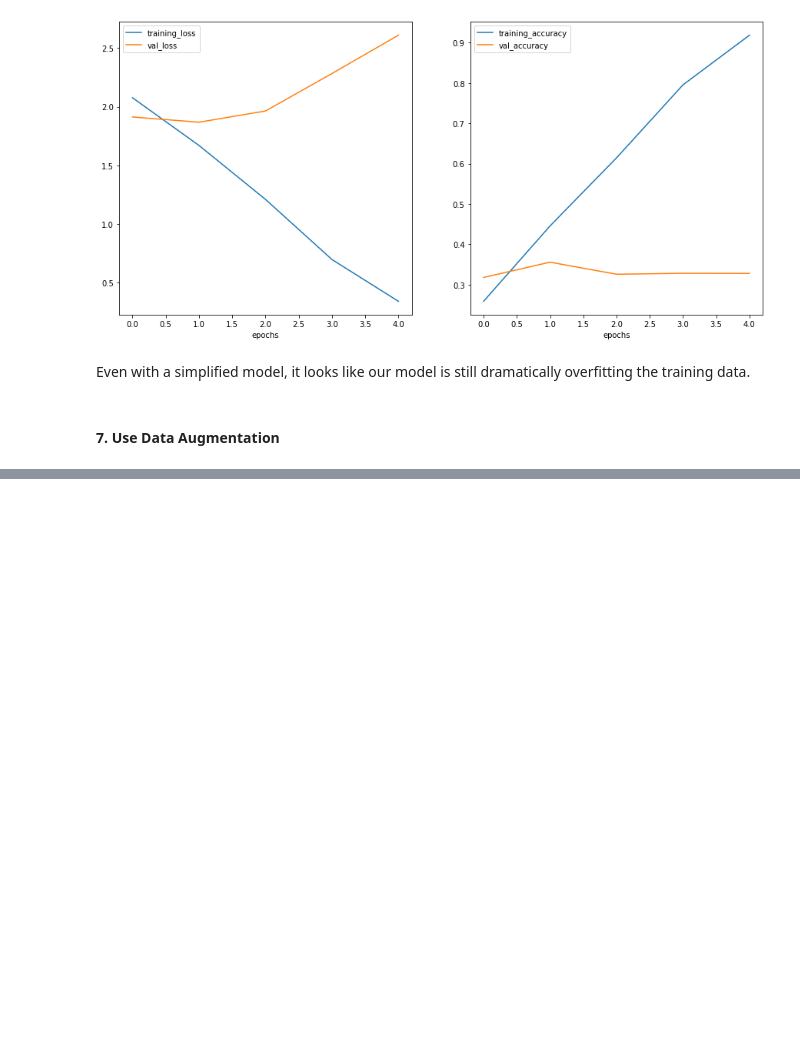
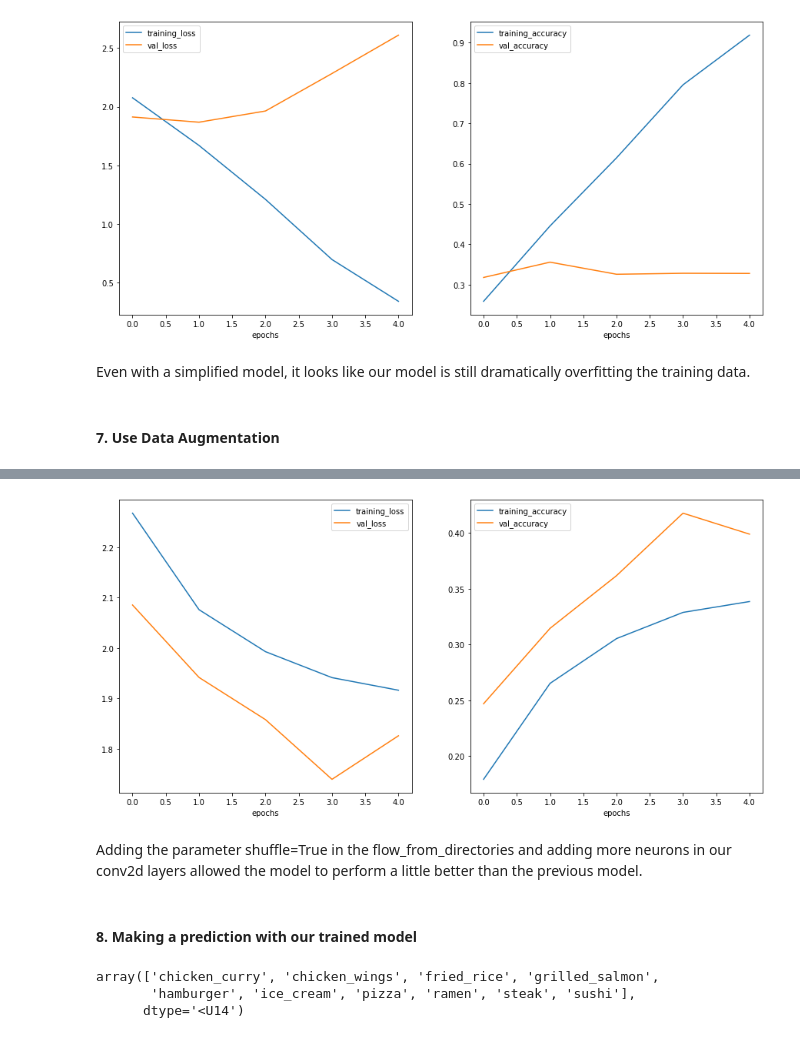
Before and after one commit to danchaud-vincent/tensorflow-deep-learning, a Jupyter notebook: 03_convolutional_neural_networks_in_tensorflow.ipynb, the cells around one changed output, grey strips where cells are left out. Saved outputs shown, nothing was run; the diff lists cells and outputs as text; code cells hidden in the pictures; blank space fills up the shorter version.

Commit message:
Make some prediction

```diff
--- a/03_convolutional_neural_networks_in_tensorflow.ipynb
+++ b/03_convolutional_neural_networks_in_tensorflow.ipynb
@@ -1731,0 +1811,22 @@ Even with a simplified model, it looks like our model is still dramatically over
+# %%
+# Create a new model
+model_12 = Sequential([
+  Conv2D(20, 3, activation="relu", input_shape=(224,224,3)),
+  MaxPool2D(),
+  Conv2D(20, 3, activation="relu"),
+  MaxPool2D(),
+  Flatten(),
+  Dense(10, activation="softmax")
+])
+# %%
+# Compile the model
+model_12.compile(loss="categorical_crossentropy",
+                 optimizer=tf.keras.optimizers.Adam(),
+                 metrics=["accuracy"])
+# %%
+# fit the model
+history_12 = model_12.fit(train_data_augmented2,
+                          epochs=5,
+                          steps_per_epoch=len(train_data_augmented2),
+                          validation_data=test_data,
+                          validation_steps=len(test_data))
@@ -1731,0 +1844,16 @@ Even with a simplified model, it looks like our model is still dramatically over
+# %%
+# plot loss curves
+plot_loss_curves(history_12)
+# %% [output]
+[figure, added]
+# %% [markdown]
+Adding the parameter shuffle=True in the flow_from_directories and adding more neurons in our conv2d layers allowed the model to perform a little better than the previous model.
+# %% [markdown]
+#### 8. Making a prediction with our trained model
+# %%
+# the classes of our model
+class_names
+# %% [output]
+array(['chicken_curry', 'chicken_wings', 'fried_rice', 'grilled_salmon',
+       'hamburger', 'ice_cream', 'pizza', 'ramen', 'steak', 'sushi'],
+      dtype='<U14')
```
Also changed, not shown: parts of 11 cells of this notebook.
